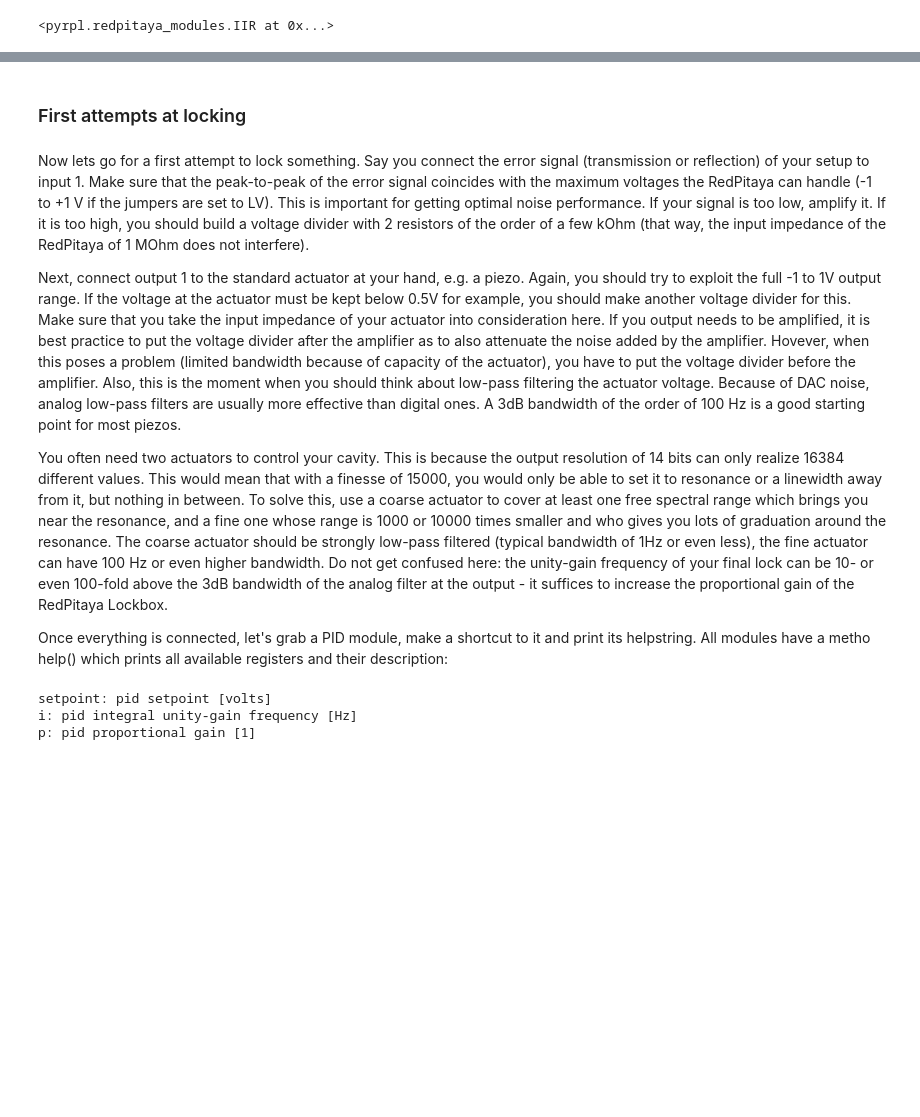
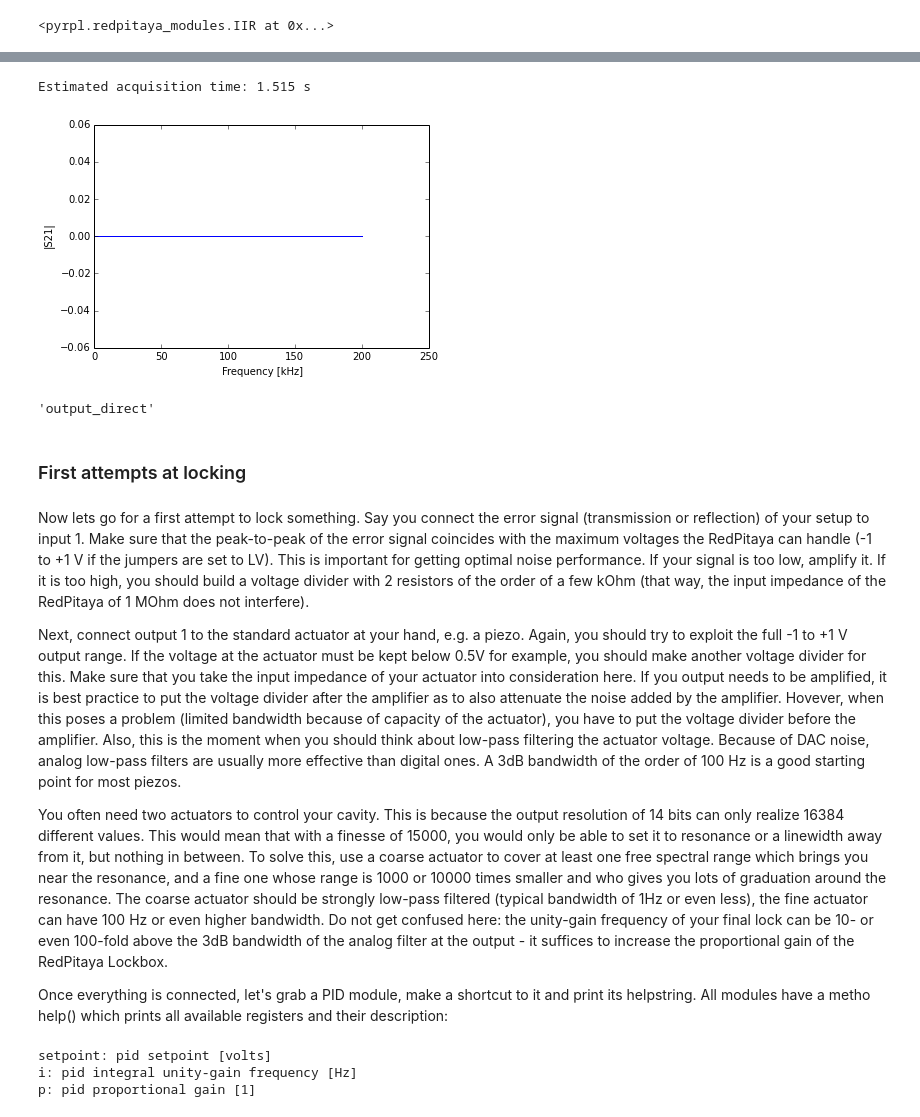
Before and after one commit to lneuhaus/pyrpl, a Jupyter notebook: doc/tutorial.ipynb, the cells around one changed output, grey strips where cells are left out. Saved outputs shown, nothing was run; the diff lists cells and outputs as text; code cells hidden in the pictures; blank space fills up the shorter version.

```diff
--- a/doc/tutorial.ipynb
+++ b/doc/tutorial.ipynb
@@ -182,0 +503,2 @@ r.iir #"infinite impules response" filter module that can realize complex transf
+# %%
+r.scope.input1='adc1'
@@ -183,9 +511,39 @@ r.iir #"infinite impules response" filter module that can realize complex transf
+# %%
+# shortcut for na
+na = r.iq1
+
+# pid1 will be our device under test
+pid = r.pid0
+pid.input = 'iq1'
+pid.i = 0
+pid.ival = 0
+pid.p = 1.0
+pid.setpoint = 0
+pid.inputfilter = []#[-1e3, 5e3, 20e3, 80e3]
+
+# take the transfer function through pid1, this will take a few seconds...
+x,y = na.na_trace(start=0,stop=200e3,points=101,rbw=100,avg=1,amplitude=0.5,input='iq1',output_direct='off', acbandwidth=0)
+
+#plot
+import matplotlib.pyplot as plt
+%matplotlib inline
+import numpy as np
+plt.plot(x*1e-3,np.abs(y)**2);
+plt.xlabel("Frequency [kHz]");
+plt.ylabel("|S21|");
+# %% [output]
+Estimated acquisition time: 1.515 s
+[figure, added]
+# %%
+na.output_signal
+# %% [output]
+'output_direct'
 # %% [markdown]
 ### First attempts at locking
 # %% [markdown]
 Now lets go for a first attempt to lock something. Say you connect the error signal (transmission or reflection) of your setup to input 1. Make sure that the peak-to-peak of the error signal coincides with the maximum voltages the RedPitaya can handle (-1 to +1 V if the jumpers are set to LV). This is important for getting optimal noise performance. If your signal is too low, amplify it. If it is too high, you should build a voltage divider with 2 resistors of the order of a few kOhm (that way, the input impedance of the RedPitaya of 1 MOhm does not interfere).
 
-Next, connect output 1 to the standard actuator at your hand, e.g. a piezo. Again, you should try to exploit the full -1 to 1V output range. If the voltage at the actuator must be kept below 0.5V for example, you should make another voltage divider for this. Make sure that you take the input impedance of your actuator into consideration here. If you output needs to be amplified, it is best practice to put the voltage divider after the amplifier as to also attenuate the noise added by the amplifier. Hovever, when this poses a problem (limited bandwidth because of capacity of the actuator), you have to put the voltage divider before the amplifier. Also, this is the moment when you should think about low-pass filtering the actuator voltage. Because of DAC noise, analog low-pass filters are usually more effective than digital ones. A 3dB bandwidth of the order of 100 Hz is a good starting point for most piezos.
+Next, connect output 1 to the standard actuator at your hand, e.g. a piezo. Again, you should try to exploit the full -1 to +1 V output range. If the voltage at the actuator must be kept below 0.5V for example, you should make another voltage divider for this. Make sure that you take the input impedance of your actuator into consideration here. If you output needs to be amplified, it is best practice to put the voltage divider after the amplifier as to also attenuate the noise added by the amplifier. Hovever, when this poses a problem (limited bandwidth because of capacity of the actuator), you have to put the voltage divider before the amplifier. Also, this is the moment when you should think about low-pass filtering the actuator voltage. Because of DAC noise, analog low-pass filters are usually more effective than digital ones. A 3dB bandwidth of the order of 100 Hz is a good starting point for most piezos.
 
 You often need two actuators to control your cavity. This is because the output resolution of 14 bits can only realize 16384 different values. This would mean that with a finesse of 15000, you would only be able to set it to resonance or a linewidth away from it, but nothing in between. To solve this, use a coarse actuator to cover at least one free spectral range which brings you near the resonance, and a fine one whose range is 1000 or 10000 times smaller and who gives you lots of graduation around the resonance. The coarse actuator should be strongly low-pass filtered (typical bandwidth of 1Hz or even less), the fine actuator can have 100 Hz or even higher bandwidth. Do not get confused here: the unity-gain frequency of your final lock can be 10- or even 100-fold above the 3dB bandwidth of the analog filter at the output - it suffices to increase the proportional gain of the RedPitaya Lockbox.
 
```
Also changed, not shown: parts of 48 cells of this notebook, 2 other files.
